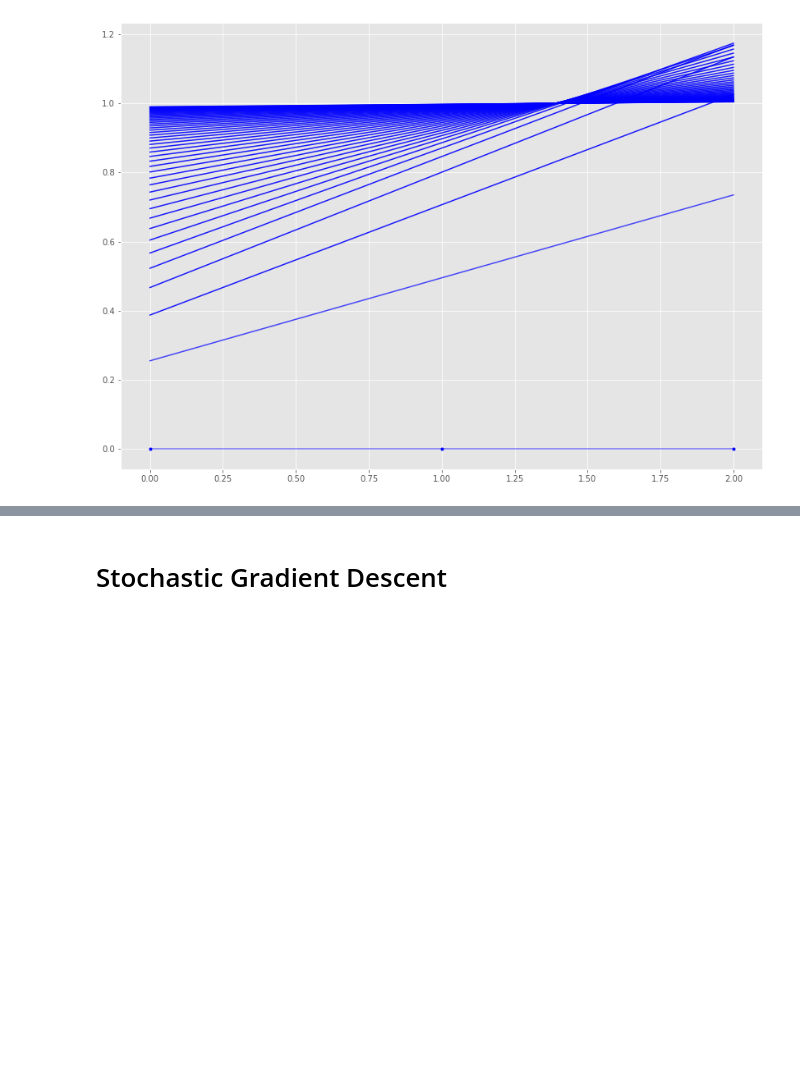
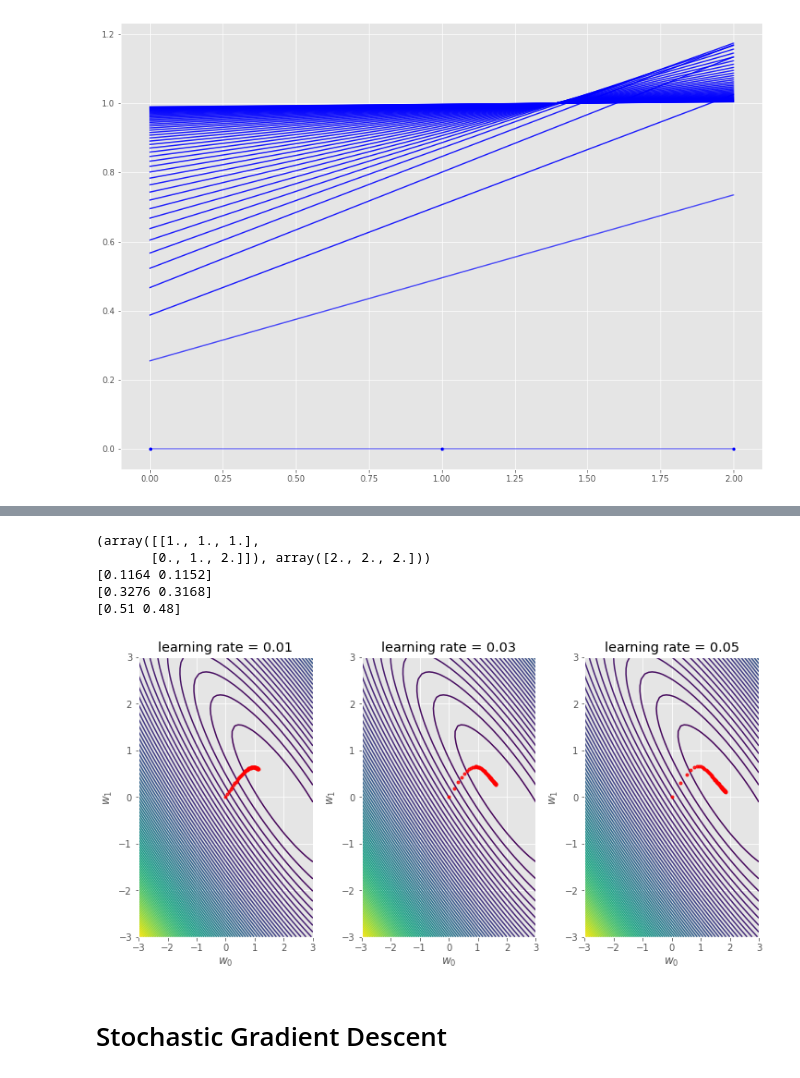
Before and after one commit to johntango/Cert3, a Jupyter notebook: GradientDesc.ipynb, the cells around one changed output, grey strips where cells are left out. Saved outputs shown, nothing was run; the diff lists cells and outputs as text; code cells hidden in the pictures; blank space fills up the shorter version.

```diff
--- a/GradientDesc.ipynb
+++ b/GradientDesc.ipynb
@@ -86,7 +86,7 @@ def gradient_descent(xy, max_iterations, w,
     w_history = w
     f_history = obj_func(w, x)
     cost_history = mse_func(w, xy)
-    delta_w = np.zeros(w.shape)
+    delta_w = np.zeros(2)
     i = 0
     while i < max_iterations:
         delta_w = -learning_rate * grad_func(w, xy)
@@ -173,13 +158,14 @@ fig.show()
 def plot_GD(xy, w, max_iterations,learning_rate,ax,ax1=None):
   x,y = xy
   y = model(w,x)
+  xt = np.transpose(x)
   _ = ax.plot(x[1],y,'b.')
 
   tr = 0.5
   for i in range(max_iterations):
     pred_prev = xt.dot(wt)
     w_hist, f_hist, c_hist = gradient_descent( xy, max_iterations-1, w, model, mse, grad_mse, [], learning_rate=0.05, momentum=0.8)
-    pred = xt.dot(wt)
+    pred = model(w,x)
     if ((i % 2 == 0) ):
       ypred = f_hist[i]
       _ = ax.plot(x[1],ypred, 'b-',alpha=tr)
@@ -212,2 +205,56 @@ plot_GD(xy, w, 100,0.1,ax)
+# %%
+import itertools
+import matplotlib.pyplot as plt
+import numpy as np
+def plot_contour(f, x1bound, x2bound, resolution, ax):
+    x1range = np.linspace(x1bound[0], x1bound[1], resolution)
+    x2range = np.linspace(x2bound[0], x2bound[1], resolution)
+    xg, yg = np.meshgrid(x1range, x2range)
+    zg = np.zeros_like(xg)
+    w = np.array([2,0])
+    for i,j in itertools.product(range(resolution), range(resolution)):
+        zg[i,j] = f([xg[i,j], yg[i,j]])
+    ax.contour(xg, yg, zg, 100)
+    return ax
+# %%
+cost = lambda w: .5*np.mean((w[0] + w[1]*x - y)**2)
+
+ndim = 2
+npoints = 3
+w = np.array([0, 0])
+wt = np.transpose(w)
+myones = np.ones(npoints)
+x = np.arange(0, npoints)
+x = np.vstack((myones, x))
+y = model(w,x)
+y = y + 2
+xy = (x,y)
+print(xy)
+max_iterations = 50
+learning_rates = np.array([0.01,.03,0.05])
+
+fig, axes = plt.subplots(ncols=len(learning_rates), nrows=1, constrained_layout=True, figsize=(10, 5))
+for i, lr in enumerate(learning_rates):
+
+  w_hist, f_hist, c_hist = gradient_descent(xy, max_iterations, w,model, mse, grad_mse,learning_rate = lr, momentum=0.8)
+  print(w_hist[2])
+  d = 3
+  plot_contour(cost, [-d,d], [-d,d], 50, axes[i])
+    # get the history for plotting
+  axes[i].plot(w_hist[:,0], w_hist[:,1], '.r', alpha=.8)
+
+  axes[i].set_xlabel(r'$w_0$')
+  axes[i].set_ylabel(r'$w_1$')
+  axes[i].set_title(f'learning rate = {lr}')
+  axes[i].set_xlim([-d,d])
+  axes[i].set_ylim([-d,d])
+plt.show()
+# %% [output]
+(array([[1., 1., 1.],
+       [0., 1., 2.]]), array([2., 2., 2.]))
+[0.1164 0.1152]
+[0.3276 0.3168]
+[0.51 0.48]
+[figure, added]
 # %% [markdown]
 # Stochastic Gradient Descent
```
Also changed, not shown: parts of 6 cells of this notebook.
